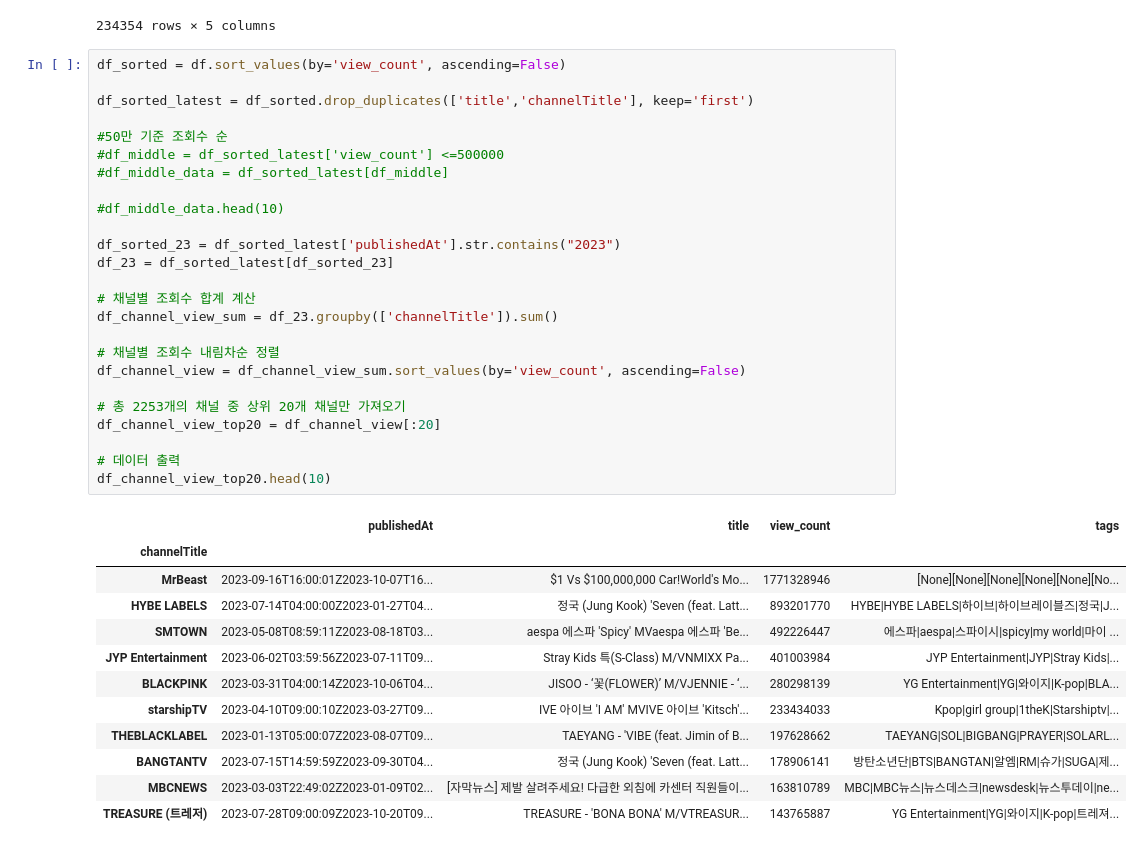
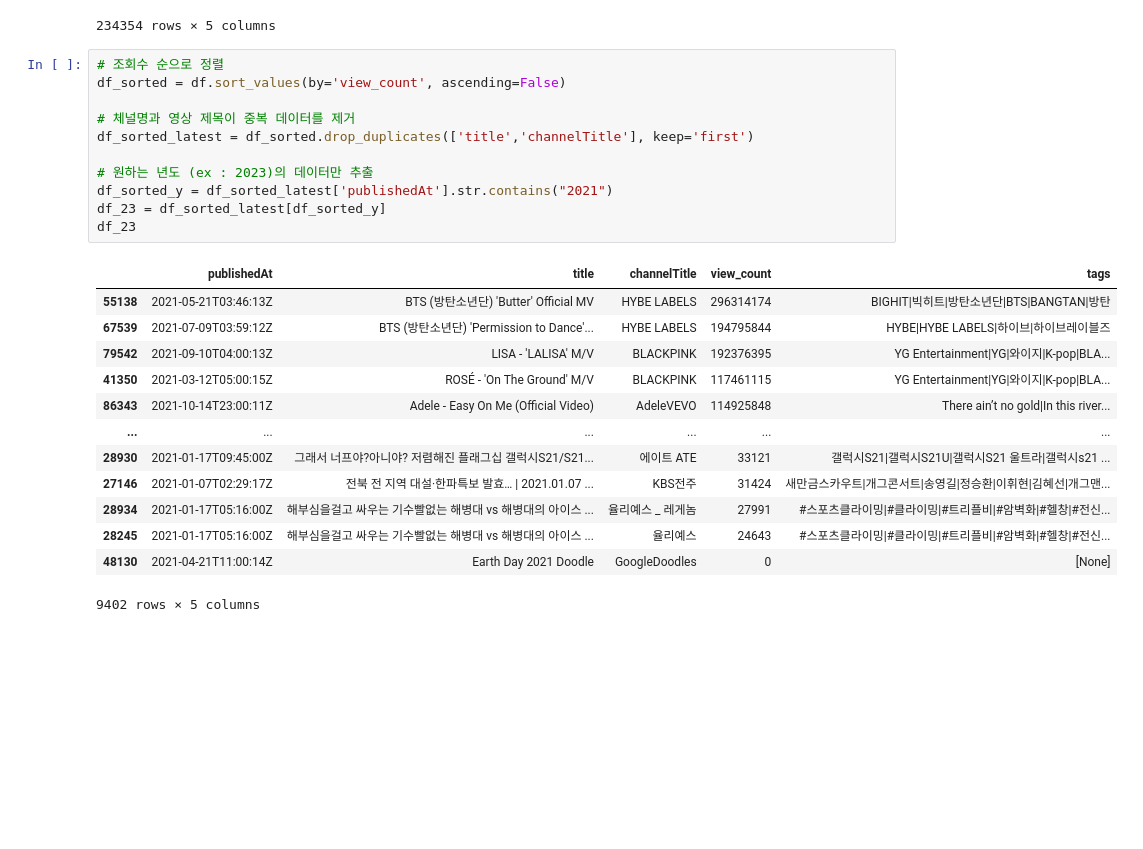
Before and after one commit to dlrkd/youtubeData, a Jupyter notebook: youtubeBigdata.ipynb, the cells around one changed output. Drawn from its saved outputs; the diff is of its cells as text; blank space fills up the shorter version.

```diff
--- a/youtubeBigdata.ipynb
+++ b/youtubeBigdata.ipynb
@@ -46,41 +46,28 @@ df
 | 234353 | 2023-10-28T03:00:01Z | 어른이들 VS 잼민이들 | 빨간내복야코 | 726365 | #병맛노래|#병맛송|#웃긴노래 |
 234354 rows × 5 columns
 # %%
+# 조회수 순으로 정렬
 df_sorted = df.sort_values(by='view_count', ascending=False)
 
+# 체널명과 영상 제목이 중복 데이터를 제거
 df_sorted_latest = df_sorted.drop_duplicates(['title','channelTitle'], keep='first')
 
-#50만 기준 조회수 순
-#df_middle = df_sorted_latest['view_count'] <=500000
-#df_middle_data = df_sorted_latest[df_middle]
-
-#df_middle_data.head(10)
-
-df_sorted_23 = df_sorted_latest['publishedAt'].str.contains("2023")
-df_23 = df_sorted_latest[df_sorted_23]
-
-# 채널별 조회수 합계 계산
-df_channel_view_sum = df_23.groupby(['channelTitle']).sum()
-
-# 채널별 조회수 내림차순 정렬
-df_channel_view = df_channel_view_sum.sort_values(by='view_count', ascending=False)
-
-# 총 2253개의 채널 중 상위 20개 채널만 가져오기
-df_channel_view_top20 = df_channel_view[:20]
-
-# 데이터 출력
-df_channel_view_top20.head(10)
+# 원하는 년도 (ex : 2023)의 데이터만 추출
+df_sorted_y = df_sorted_latest['publishedAt'].str.contains("2021")
+df_23 = df_sorted_latest[df_sorted_y]
+df_23
 # %% [output]
-|  | publishedAt | title | view_count | tags |
-| channelTitle |  |  |  |  |
-| MrBeast | 2023-09-16T16:00:01Z2023-10-07T16... | $1 Vs $100,000,000 Car!World's Mo... | 1771328946 | [None][None][None][None][None][No... |
-| HYBE LABELS | 2023-07-14T04:00:00Z2023-01-27T04... | 정국 (Jung Kook) 'Seven (feat. Latt... | 893201770 | HYBE|HYBE LABELS|하이브|하이브레이블즈|정국|J... |
-| SMTOWN | 2023-05-08T08:59:11Z2023-08-18T03... | aespa 에스파 'Spicy' MVaespa 에스파 'Be... | 492226447 | 에스파|aespa|스파이시|spicy|my world|마이 ... |
-| JYP Entertainment | 2023-06-02T03:59:56Z2023-07-11T09... | Stray Kids 특(S-Class) M/VNMIXX Pa... | 401003984 | JYP Entertainment|JYP|Stray Kids|... |
-| BLACKPINK | 2023-03-31T04:00:14Z2023-10-06T04... | JISOO - ‘꽃(FLOWER)’ M/VJENNIE - ‘... | 280298139 | YG Entertainment|YG|와이지|K-pop|BLA... |
-| starshipTV | 2023-04-10T09:00:10Z2023-03-27T09... | IVE 아이브 'I AM' MVIVE 아이브 'Kitsch'... | 233434033 | Kpop|girl group|1theK|Starshiptv|... |
-| THEBLACKLABEL | 2023-01-13T05:00:07Z2023-08-07T09... | TAEYANG - 'VIBE (feat. Jimin of B... | 197628662 | TAEYANG|SOL|BIGBANG|PRAYER|SOLARL... |
-| BANGTANTV | 2023-07-15T14:59:59Z2023-09-30T04... | 정국 (Jung Kook) 'Seven (feat. Latt... | 178906141 | 방탄소년단|BTS|BANGTAN|알엠|RM|슈가|SUGA|제... |
-| MBCNEWS | 2023-03-03T22:49:02Z2023-01-09T02... | [자막뉴스] 제발 살려주세요! 다급한 외침에 카센터 직원들이... | 163810789 | MBC|MBC뉴스|뉴스데스크|newsdesk|뉴스투데이|ne... |
-| TREASURE (트레저) | 2023-07-28T09:00:09Z2023-10-20T09... | TREASURE - 'BONA BONA' M/VTREASUR... | 143765887 | YG Entertainment|YG|와이지|K-pop|트레져... |
+|  | publishedAt | title | channelTitle | view_count | tags |
+| 55138 | 2021-05-21T03:46:13Z | BTS (방탄소년단) 'Butter' Official MV | HYBE LABELS | 296314174 | BIGHIT|빅히트|방탄소년단|BTS|BANGTAN|방탄 |
+| 67539 | 2021-07-09T03:59:12Z | BTS (방탄소년단) 'Permission to Dance'... | HYBE LABELS | 194795844 | HYBE|HYBE LABELS|하이브|하이브레이블즈 |
+| 79542 | 2021-09-10T04:00:13Z | LISA - 'LALISA' M/V | BLACKPINK | 192376395 | YG Entertainment|YG|와이지|K-pop|BLA... |
+| 41350 | 2021-03-12T05:00:15Z | ROSÉ - 'On The Ground' M/V | BLACKPINK | 117461115 | YG Entertainment|YG|와이지|K-pop|BLA... |
+| 86343 | 2021-10-14T23:00:11Z | Adele - Easy On Me (Official Video) | AdeleVEVO | 114925848 | There ain’t no gold|In this river... |
+| ... | ... | ... | ... | ... | ... |
+| 28930 | 2021-01-17T09:45:00Z | 그래서 너프야?아니야? 저렴해진 플래그십 갤럭시S21/S21... | 에이트 ATE | 33121 | 갤럭시S21|갤럭시S21U|갤럭시S21 울트라|갤럭시s21 ... |
+| 27146 | 2021-01-07T02:29:17Z | 전북 전 지역 대설·한파특보 발효… | 2021.01.07 ... | KBS전주 | 31424 | 새만금스카우트|개그콘서트|송영길|정승환|이휘현|김혜선|개그맨... |
+| 28934 | 2021-01-17T05:16:00Z | 해부심을걸고 싸우는 기수빨없는 해병대 vs 해병대의 아이스 ... | 율리예스 _ 레게놈 | 27991 | #스포츠클라이밍|#클라이밍|#트리플비|#암벽화|#헬창|#전신... |
+| 28245 | 2021-01-17T05:16:00Z | 해부심을걸고 싸우는 기수빨없는 해병대 vs 해병대의 아이스 ... | 율리예스 | 24643 | #스포츠클라이밍|#클라이밍|#트리플비|#암벽화|#헬창|#전신... |
+| 48130 | 2021-04-21T11:00:14Z | Earth Day 2021 Doodle | GoogleDoodles | 0 | [None] |
+9402 rows × 5 columns
 # %%
```
Also changed, not shown: parts of 4 cells of this notebook.
